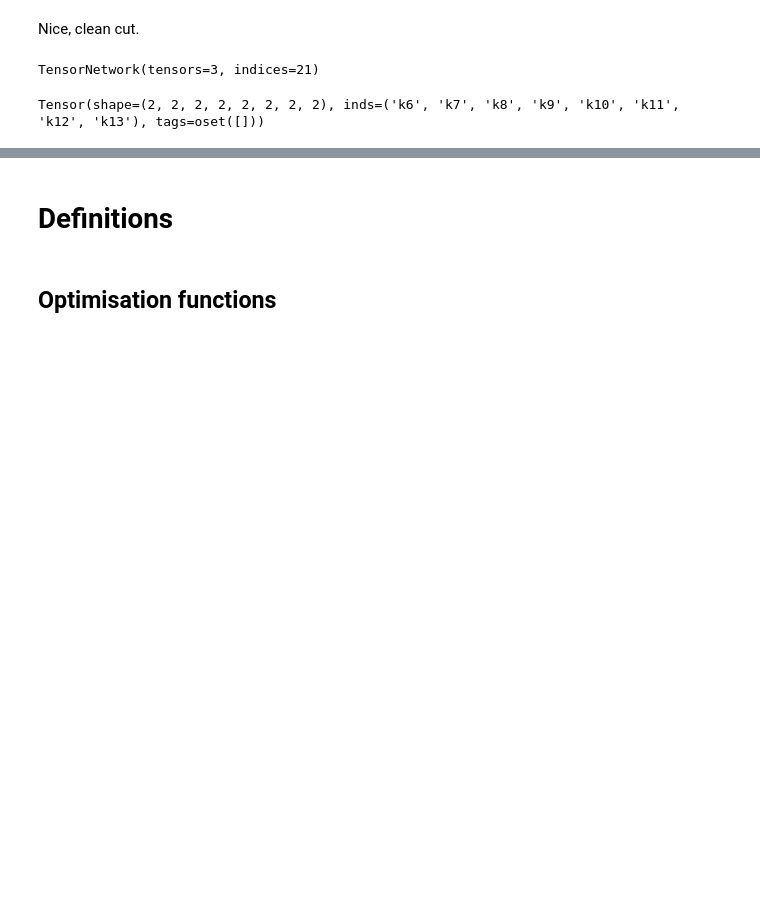
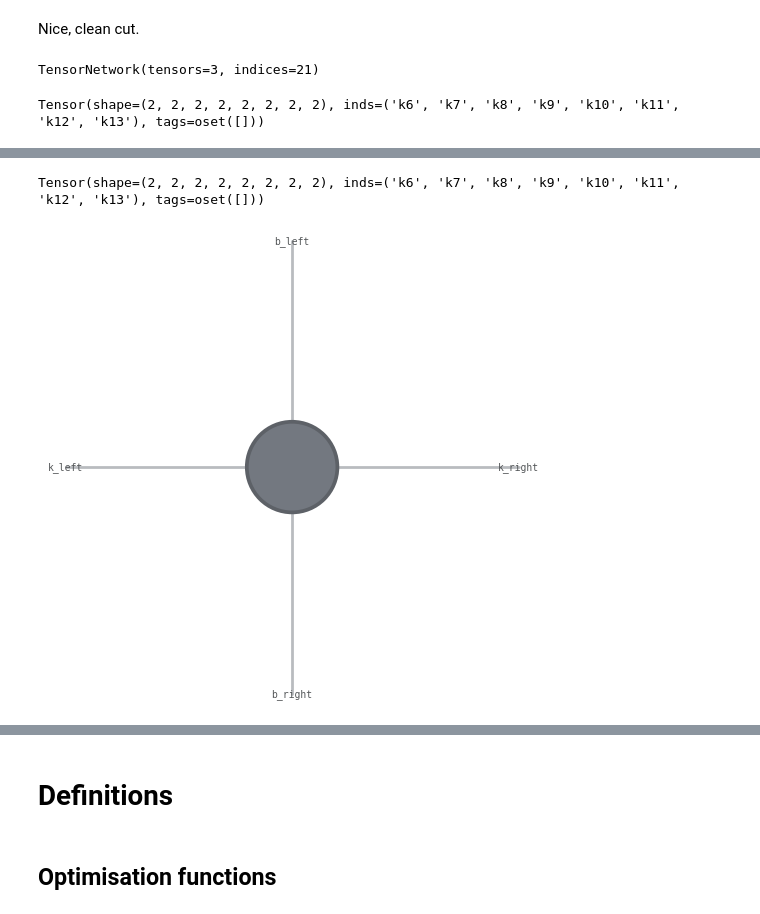
Before and after one commit to kieran-cooney/spt_numerical_classificiation, a Jupyter notebook: code/exact_diagonalization/finding_edge_projectors/find_edge_projectors_initial_test.ipynb, the cells around one changed output, grey strips where cells are left out. Saved outputs shown, nothing was run; the diff lists cells and outputs as text; code cells hidden in the pictures; blank space fills up the shorter version.

```diff
--- a/code/exact_diagonalization/finding_edge_projectors/find_edge_projectors_initial_test.ipynb
+++ b/code/exact_diagonalization/finding_edge_projectors/find_edge_projectors_initial_test.ipynb
@@ -612,0 +858,16 @@ for k2, bs in enumerate(symmetry_actions[1:], start=1):
+# %%
+cut_psi = schmidt_decomp.tensors[0]
+# %%
+cut_psi = cut_psi.isel({'vLV':0})
+# %%
+cut_psi
+# %% [output]
+Tensor(shape=(2, 2, 2, 2, 2, 2, 2, 2), inds=('k6', 'k7', 'k8', 'k9', 'k10', 'k11', 'k12', 'k13'), tags=oset([]))
+# %%
+sites = list(range(6, 14))
+# %%
+edm = generate_edm(cut_psi, sites, symmetry_actions[1], 2)
+# %%
+edm.draw()
+# %% [output]
+[figure, added]
```
Also changed, not shown: parts of 125 cells of this notebook.
